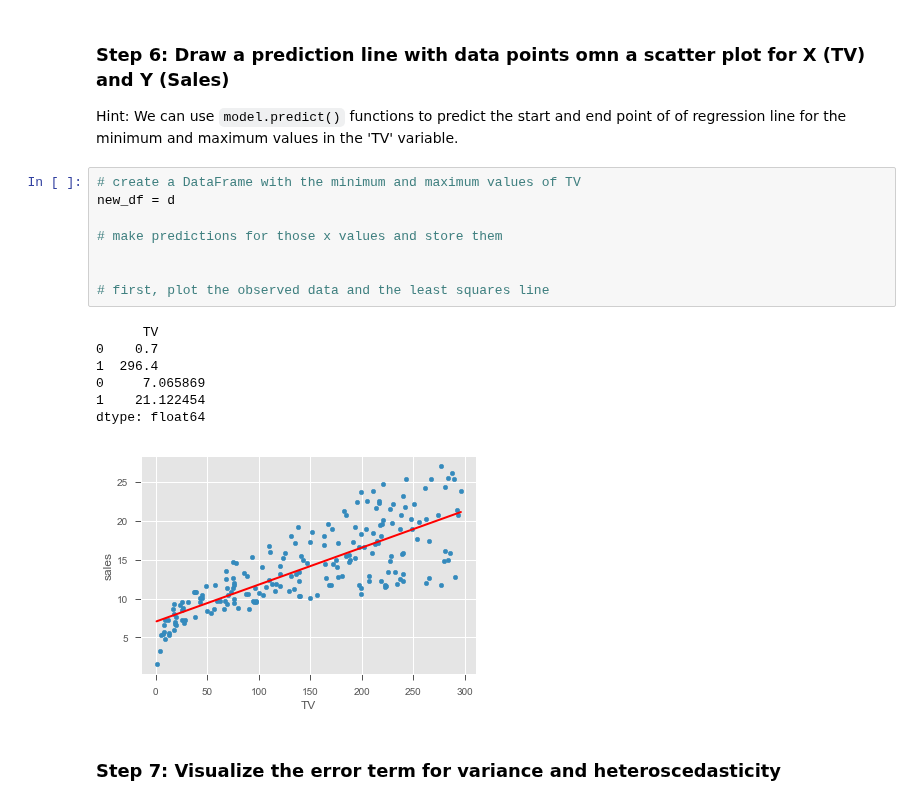
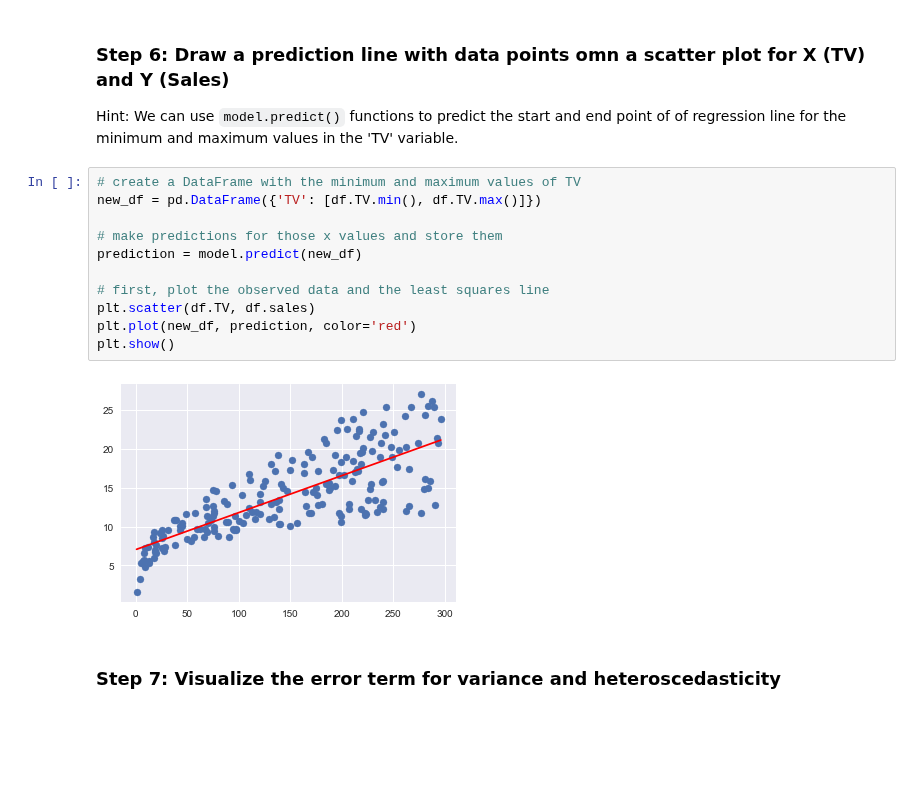
Before and after one commit to bartomolina/dscurriculum, a Jupyter notebook: m1s10/dsc-01-10-13-regression-statsmodels-lab-online-ds-pt-041519/index.ipynb, the cells around one changed output. Cells and saved outputs as stored; diff of their text form; blank space fills up the shorter version.

```diff
--- a/m1s10/dsc-01-10-13-regression-statsmodels-lab-online-ds-pt-041519/index.ipynb
+++ b/m1s10/dsc-01-10-13-regression-statsmodels-lab-online-ds-pt-041519/index.ipynb
@@ -155,19 +181,16 @@ Note here that the coefficients represent associations, not causations
 Hint: We can use `model.predict()` functions to predict the start and end point of of regression line for the minimum and maximum values in the 'TV' variable.
 # %%
 # create a DataFrame with the minimum and maximum values of TV
-new_df = d
+new_df = pd.DataFrame({'TV': [df.TV.min(), df.TV.max()]})
 
 # make predictions for those x values and store them
-
+prediction = model.predict(new_df)
 
 # first, plot the observed data and the least squares line
+plt.scatter(df.TV, df.sales)
+plt.plot(new_df, prediction, color='red')
+plt.show()
 # %% [output]
-      TV
-0    0.7
-1  296.4
-0     7.065869
-1    21.122454
-dtype: float64
-[figure, old version]
+[figure, new version]
 # %% [markdown]
 ### Step 7: Visualize the error term for variance and heteroscedasticity
```
Also changed, not shown: parts of 6 cells of this notebook, 30 other files.
